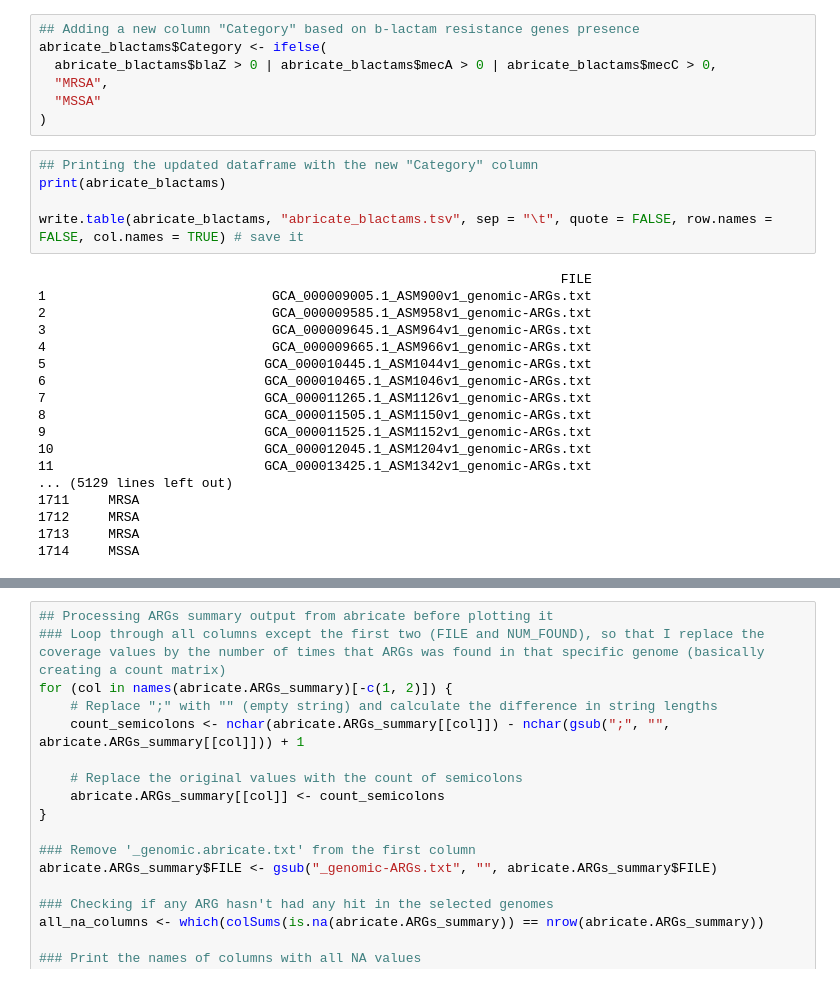
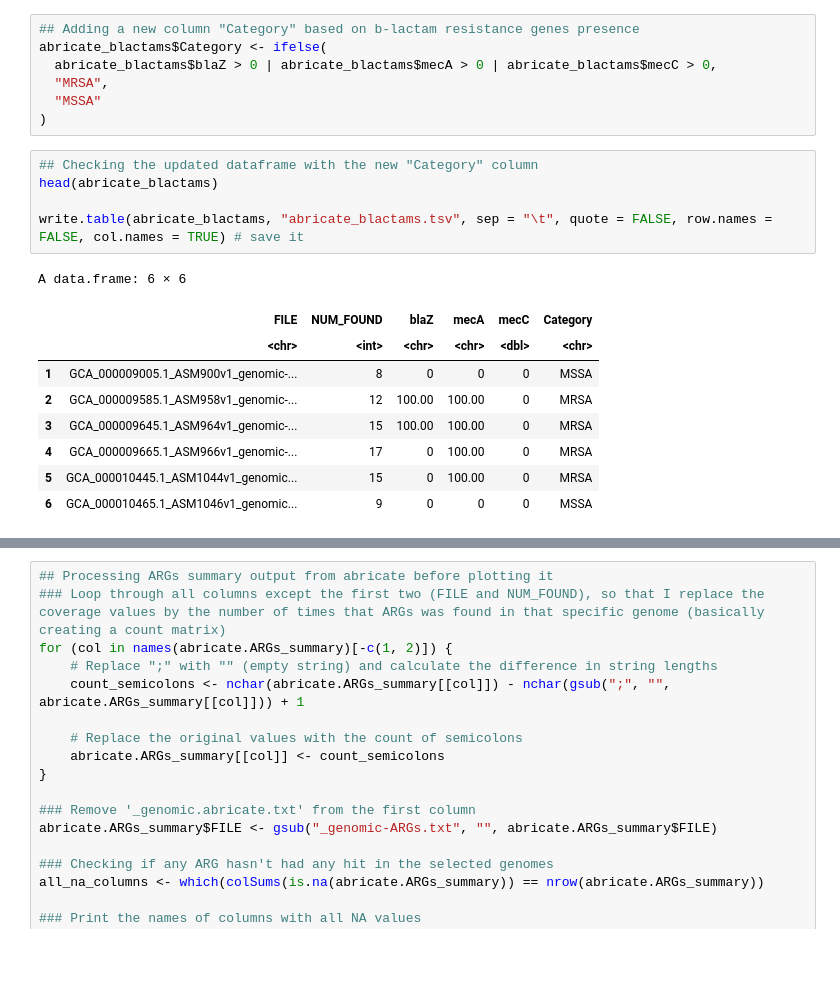
Before and after one commit to joaoordine/saureus_global_crosscomparison, a Jupyter notebook: 05.Visualizing_ABRICATE_output.ipynb, the cells around one changed output, grey strips where cells are left out. Saved outputs shown, nothing was run; the diff lists cells and outputs as text; blank space fills up the shorter version.

```diff
--- a/05.Visualizing_ABRICATE_output.ipynb
+++ b/05.Visualizing_ABRICATE_output.ipynb
@@ -87,28 +87,20 @@ abricate_blactams$Category <- ifelse(
   "MSSA"
 )
 # %%
-## Printing the updated dataframe with the new "Category" column
-print(abricate_blactams)
+## Checking the updated dataframe with the new "Category" column
+head(abricate_blactams)
 
 write.table(abricate_blactams, "abricate_blactams.tsv", sep = "\t", quote = FALSE, row.names = FALSE, col.names = TRUE) # save it
 # %% [output]
-                                                                   FILE
-1                             GCA_000009005.1_ASM900v1_genomic-ARGs.txt
-2                             GCA_000009585.1_ASM958v1_genomic-ARGs.txt
-3                             GCA_000009645.1_ASM964v1_genomic-ARGs.txt
-4                             GCA_000009665.1_ASM966v1_genomic-ARGs.txt
-5                            GCA_000010445.1_ASM1044v1_genomic-ARGs.txt
-6                            GCA_000010465.1_ASM1046v1_genomic-ARGs.txt
-7                            GCA_000011265.1_ASM1126v1_genomic-ARGs.txt
-8                            GCA_000011505.1_ASM1150v1_genomic-ARGs.txt
-9                            GCA_000011525.1_ASM1152v1_genomic-ARGs.txt
-10                           GCA_000012045.1_ASM1204v1_genomic-ARGs.txt
-11                           GCA_000013425.1_ASM1342v1_genomic-ARGs.txt
-... (5129 lines left out)
-1711     MRSA
-1712     MRSA
-1713     MRSA
-1714     MSSA
+A data.frame: 6 × 6
+|  | FILE | NUM_FOUND | blaZ | mecA | mecC | Category |
+|  | <chr> | <int> | <chr> | <chr> | <dbl> | <chr> |
+| 1 | GCA_000009005.1_ASM900v1_genomic-... | 8 | 0 | 0 | 0 | MSSA |
+| 2 | GCA_000009585.1_ASM958v1_genomic-... | 12 | 100.00 | 100.00 | 0 | MRSA |
+| 3 | GCA_000009645.1_ASM964v1_genomic-... | 15 | 100.00 | 100.00 | 0 | MRSA |
+| 4 | GCA_000009665.1_ASM966v1_genomic-... | 17 | 0 | 100.00 | 0 | MRSA |
+| 5 | GCA_000010445.1_ASM1044v1_genomic... | 15 | 0 | 100.00 | 0 | MRSA |
+| 6 | GCA_000010465.1_ASM1046v1_genomic... | 9 | 0 | 0 | 0 | MSSA |
 # %%
 ## Creating a barplot with the number of ARGs identified per genome
 library(ggplot2)
```
Also changed, not shown: parts of 16 cells of this notebook.
